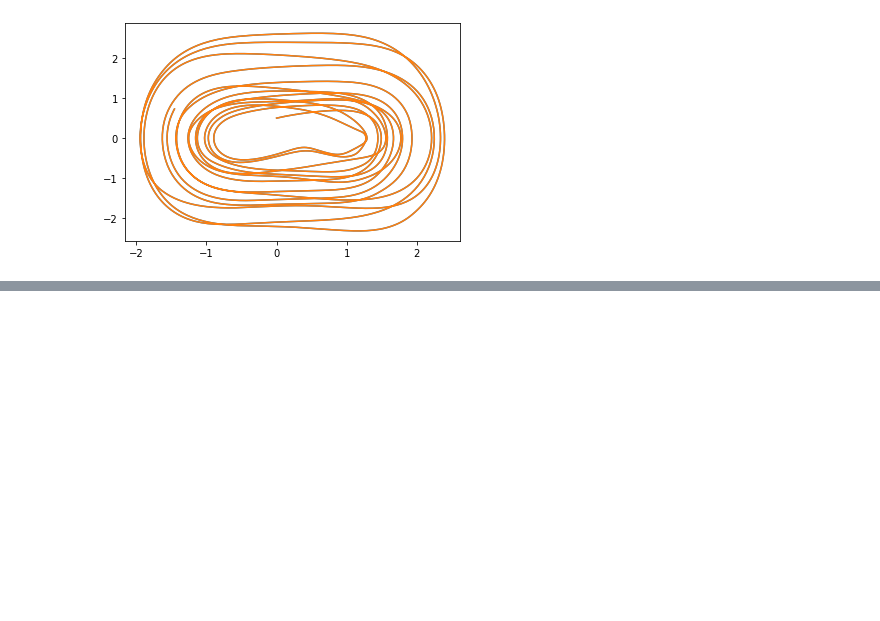
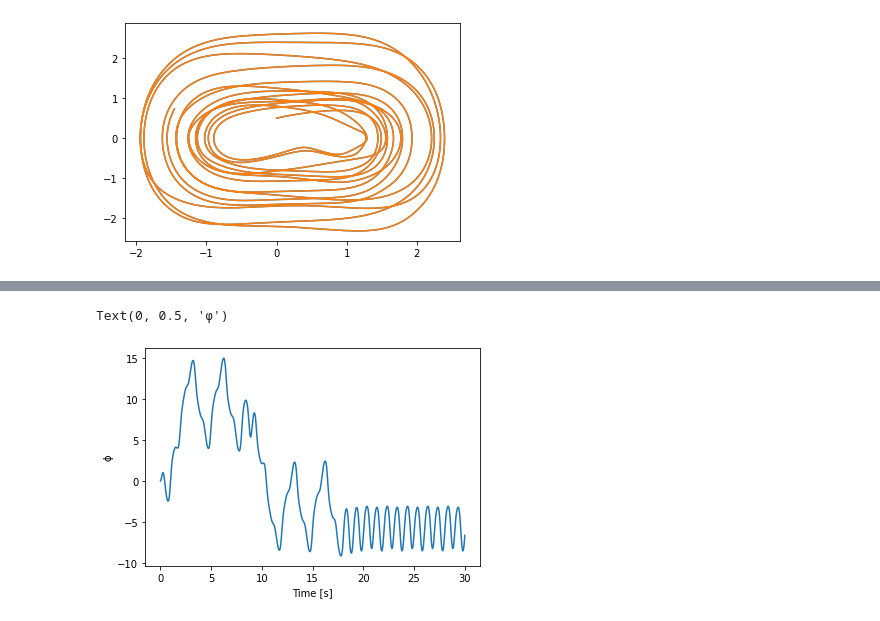
Before and after one commit to SuyuMichaelYang/Group-II, a Jupyter notebook: constant/Funions.ipynb, the cells around one changed output, grey strips where cells are left out. Drawn from its saved outputs; the diff is of its cells as text; code cells hidden in the pictures; blank space fills up the shorter version.

Commit message:
funions working this time

```diff
--- a/constant/Funions.ipynb
+++ b/constant/Funions.ipynb
@@ -115,0 +118,35 @@ plt.plot(x,v)
+# %%
+omegaD = 2*np.pi
+omega0 = 1.5*omegaD
+betaD = omega0/4`
+def deriv(f,t,param): # return derivatives of the array f[phi,dphi/dt,theta,dtheta/dt]
+    phi = f[0]
+    dphidt = f[1]
+    gammaD = param[0]
+
+    #dphi/dt
+    dphidt = dphidt
+    #d2phi/dt2
+    d2phidt2 = gammaD*omega0**2*np.cos(omegaD*t) - 2*betaD*dphidt - omega0**2*np.sin(phi)
+
+    return [dphidt,d2phidt2]
+
+def solveDDP(phi0, dphi0 , gammaD , max_time):
+    dstep = 0.01
+    n_steps = max_time/dstep + 1
+    time = np.linspace(0,max_time,int(n_steps))
+    yinit = [phi0,dphi0] # initial values
+    param = np.array([gammaD])
+    f_solun = odeint(deriv,yinit,time,args=(param,))
+    return np.array([time,f_solun[:,0],f_solun[:,1]])
+# %%
+def gamma(s):
+    return 1.1 + np.cos(s)/10
+
+solun02 = solveDDP(0,0,gamma,30)
+plt.plot (solun02[0],solun02[1])
+plt.xlabel('Time [s]')
+plt.ylabel('ϕ')
+# %% [output]
+Text(0, 0.5, 'ϕ')
+[figure, added]
```
Also changed, not shown: parts of 4 cells of this notebook.
